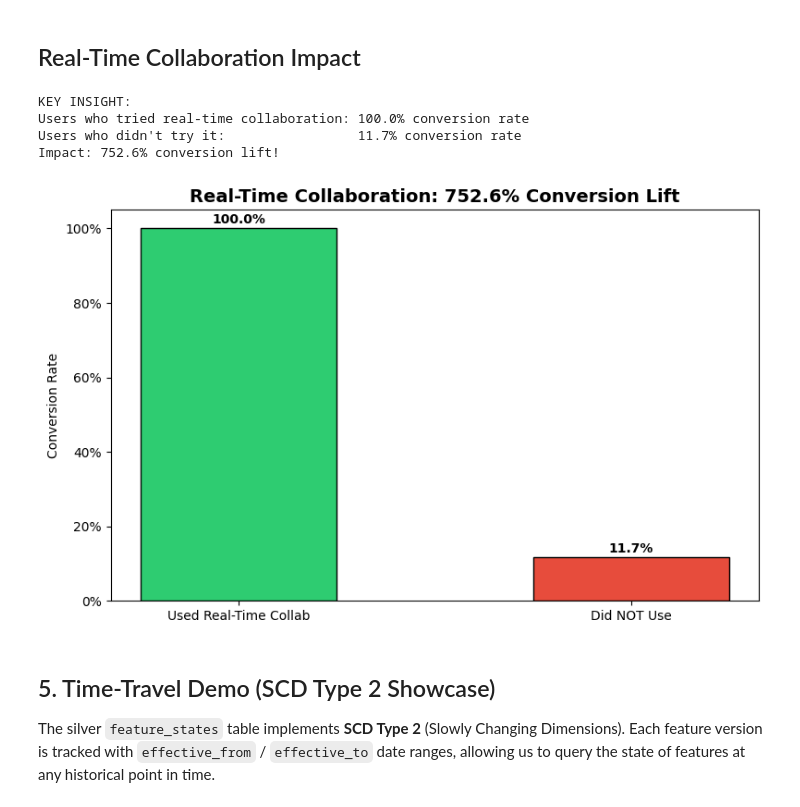
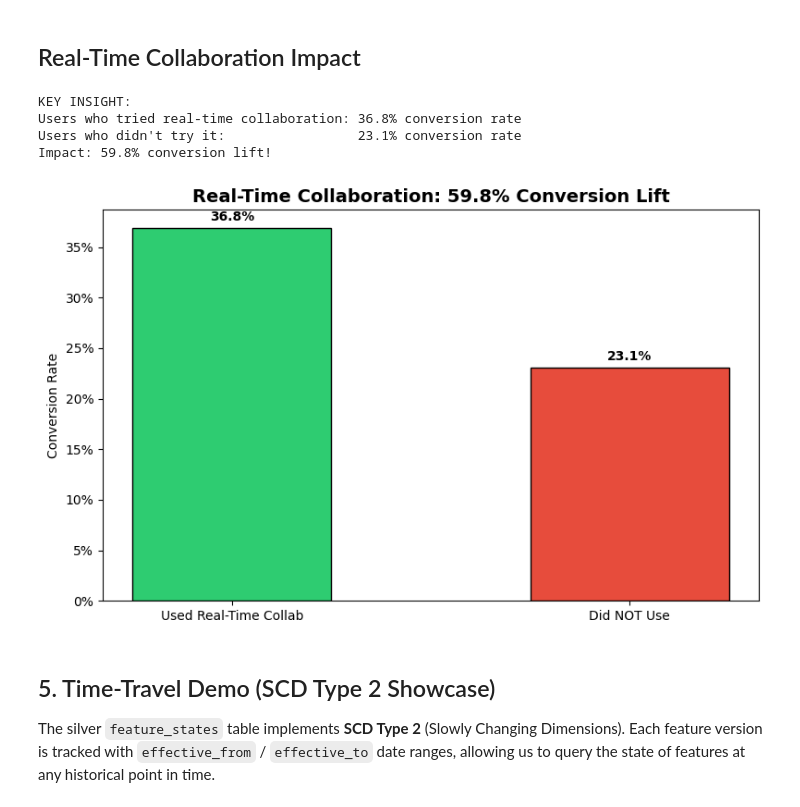
Before and after one commit to uncoated-engineering/growth-analytics-pipeline, a Jupyter notebook: notebooks/analysis_demo.ipynb, the cells around one changed output. Saved outputs shown, nothing was run; the diff lists cells and outputs as text; code cells hidden in the pictures.

Commit message:
refactor: change data generation and gold transformation to have more meaningful results

```diff
--- a/notebooks/analysis_demo.ipynb
+++ b/notebooks/analysis_demo.ipynb
@@ -111,7 +91,7 @@ plt.show()
 # %%
 rtc_data = pdf[pdf["feature_name"] == "real_time_collab"]
 
-used_row = rtc_data[rtc_data["cohort"] == "used_before_conversion"]
+used_row = rtc_data[rtc_data["cohort"] == "used_feature"]
 baseline_row = rtc_data[rtc_data["cohort"] == "available_not_used"]
 
 if not used_row.empty and not baseline_row.empty:
@@ -138,37 +118,37 @@ if not used_row.empty and not baseline_row.empty:
         width=0.5,
     )
     ax.set_title(
         f"Real-Time Collaboration: {lift:.1f}% Conversion Lift",
         fontsize=14,
         fontweight="bold",
     )
     ax.set_ylabel("Conversion Rate")
     ax.yaxis.set_major_formatter(plt.FuncFormatter(lambda y, _: f"{y:.0%}"))
 
     # Add value labels on bars
     for bar in bars:
         height = bar.get_height()
         ax.text(
             bar.get_x() + bar.get_width() / 2.0,
             height + 0.005,
             f"{height:.1%}",
             ha="center",
             va="bottom",
             fontweight="bold",
         )
 
     plt.tight_layout()
     plt.show()
 else:
     print("Could not find real_time_collab data for the expected cohorts.")
     print("Available features:", pdf["feature_name"].unique())
     print("Available cohorts:", pdf["cohort"].unique())
 # %% [output]
 KEY INSIGHT:
-Users who tried real-time collaboration: 100.0% conversion rate
-Users who didn't try it:                 11.7% conversion rate
-Impact: 752.6% conversion lift!
+Users who tried real-time collaboration: 36.8% conversion rate
+Users who didn't try it:                 23.1% conversion rate
+Impact: 59.8% conversion lift!
-[figure, old version]
+[figure, new version]
 # %% [markdown]
 ## 5. Time-Travel Demo (SCD Type 2 Showcase)
 
```
Also changed, not shown: parts of 4 cells of this notebook, 11 other files.
